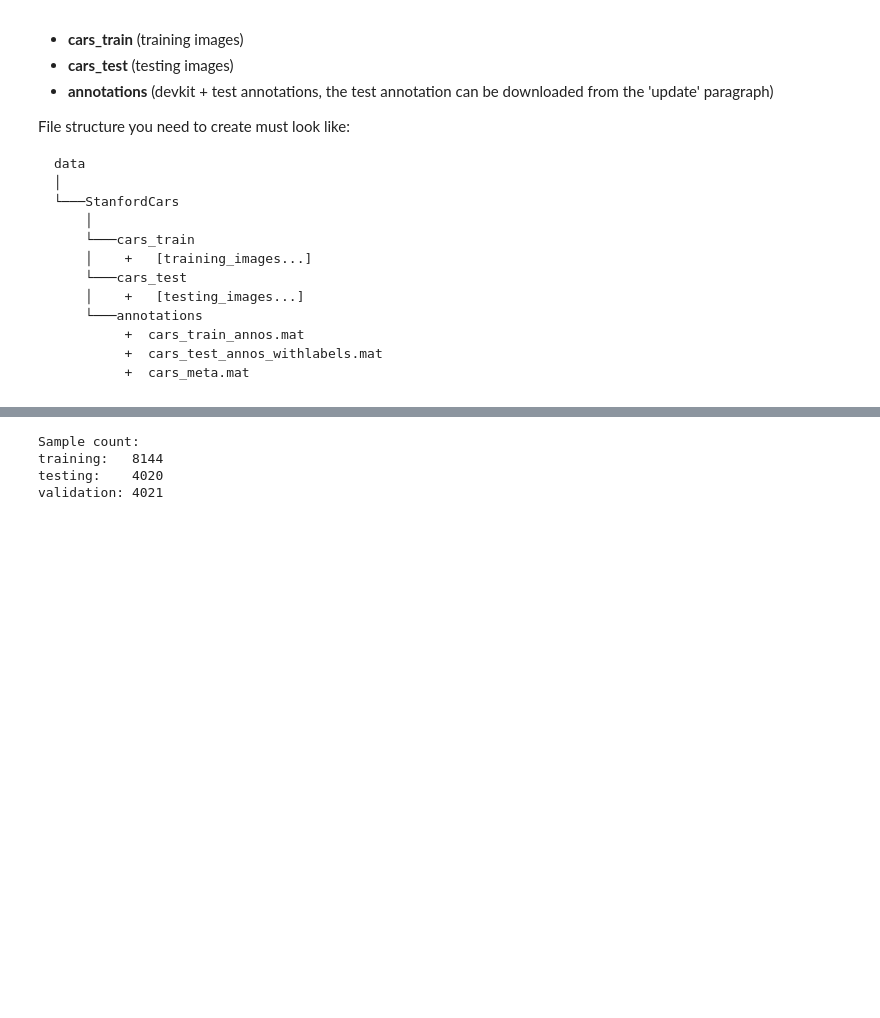
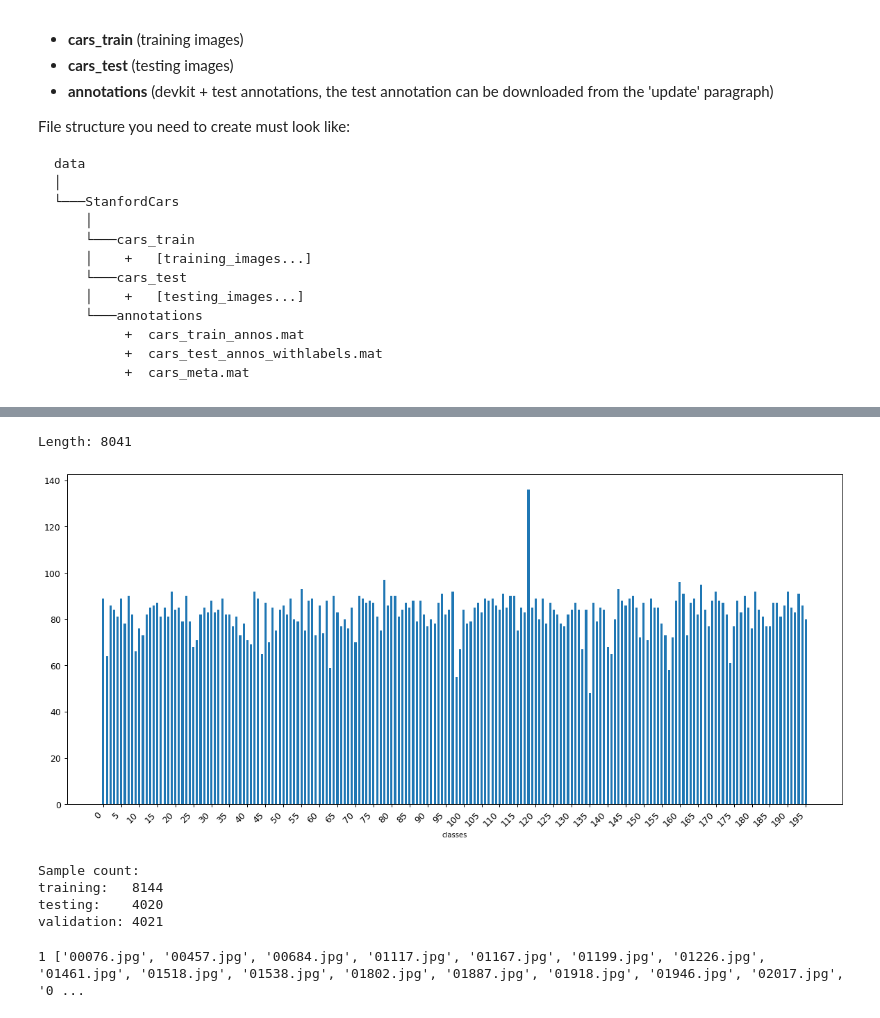
Before and after one commit to TheDylanM/REDI-utwente, a Jupyter notebook: test notebooks/Loading and describing datasets.ipynb, the cells around one changed output, grey strips where cells are left out. Drawn from its saved outputs; the diff is of its cells as text; code cells hidden in the pictures; blank space fills up the shorter version.

```diff
--- a/test notebooks/Loading and describing datasets.ipynb
+++ b/test notebooks/Loading and describing datasets.ipynb
@@ -132,3 +147,8 @@ plt.bar(range(0, len(counts)), counts)
+# %%
+bar_plot_classes(testing_dataset[:, 4], classes)
+# %% [output]
+Length: 8041
+[figure, added]
 # %%
 testing_dataset_length = math.floor(testing_dataset.shape[0]/2)
 validation_dataset_length = math.ceil(testing_dataset.shape[0]/2)
@@ -145,0 +170,25 @@ validation: 4021
+# %%
+val_dataset = {x: [] for x in range(1, len(classes)+1)}
+test_dataset = {x: [] for x in range(1, len(classes)+1)}
+test_dataset_dict = {x: [] for x in range(1, len(classes)+1)}
+
+for _, _, _, _, class_idx, img_name in testing_dataset:
+    test_dataset_dict[int(class_idx)].append(img_name)
+
+for class_idx, img_names in test_dataset_dict.items():
+    print(key, value)
+
+    if len(img_names) % 2 == 1: # Means uneven list
+        img_names = img_names[:-1]
+
+    test_names, val_names = np.split(np.asarray(img_names), 2)
+    val_dataset[class_idx] = val_names
+    test_dataset[class_idx] = test_names
+
+    break
+
+
+# for arr in np.split():
+#     print(len(arr))
+# %% [output]
+1 ['00076.jpg', '00457.jpg', '00684.jpg', '01117.jpg', '01167.jpg', '01199.jpg', '01226.jpg', '01461.jpg', '01518.jpg', '01538.jpg', '01802.jpg', '01887.jpg', '01918.jpg', '01946.jpg', '02017.jpg', '0 ...
```
Also changed, not shown: parts of 8 cells of this notebook, 1 other file.
